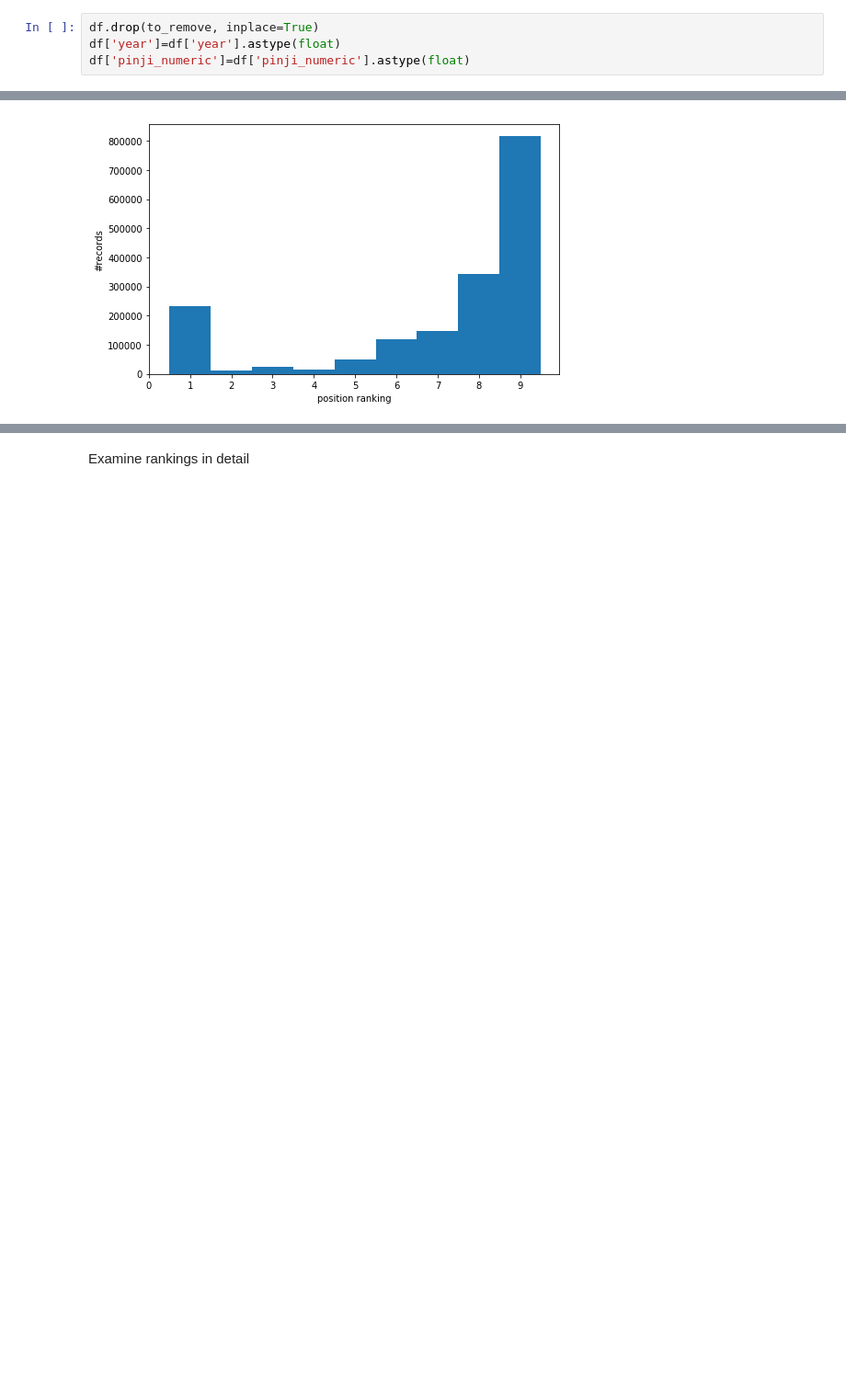
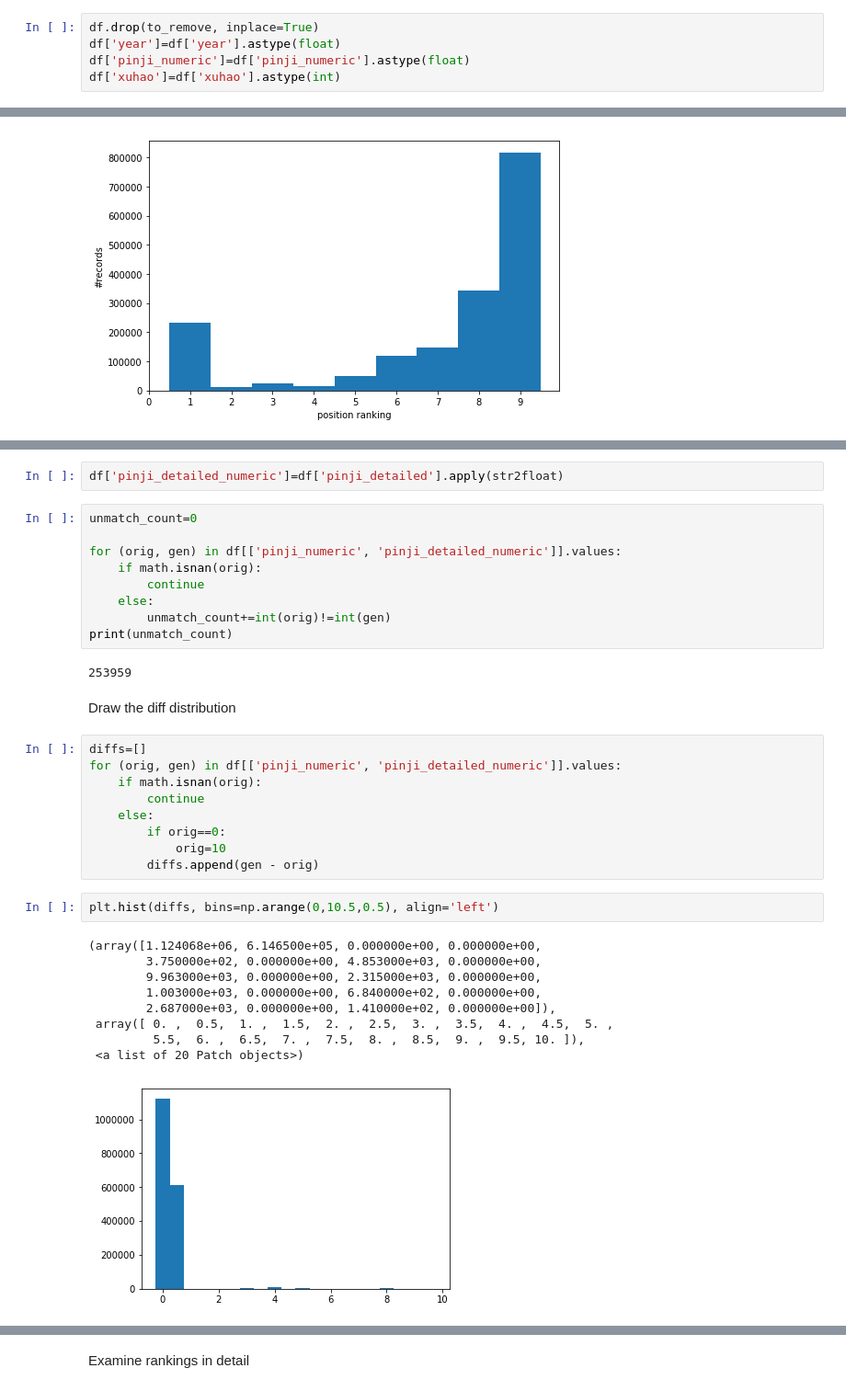
Before and after one commit to Abel0828/fyt, a Jupyter notebook: notebooks/preliminary-exploration.ipynb, the cells around one changed output, grey strips where cells are left out. Shown: that part at 92% size. Saved outputs shown, nothing was run; the diff lists cells and outputs as text; blank space fills up the shorter version.

Commit message:
heatmap & clustering start

```diff
--- a/notebooks/preliminary-exploration.ipynb
+++ b/notebooks/preliminary-exploration.ipynb
@@ -58,3 +61,4 @@ print(len(to_remove))
 df.drop(to_remove, inplace=True)
 df['year']=df['year'].astype(float)
 df['pinji_numeric']=df['pinji_numeric'].astype(float)
+df['xuhao']=df['xuhao'].astype(int)
@@ -90,0 +128,36 @@ tmp_df1=df[['xing', 'ming', 'zihao', ]]
+# %%
+df['pinji_detailed_numeric']=df['pinji_detailed'].apply(str2float)
+# %%
+unmatch_count=0
+
+for (orig, gen) in df[['pinji_numeric', 'pinji_detailed_numeric']].values:
+    if math.isnan(orig):
+        continue
+    else:
+        unmatch_count+=int(orig)!=int(gen)
+print(unmatch_count)
+# %% [output]
+253959
+# %% [markdown]
+Draw the diff distribution
+# %%
+diffs=[]
+for (orig, gen) in df[['pinji_numeric', 'pinji_detailed_numeric']].values:
+    if math.isnan(orig):
+        continue
+    else:
+        if orig==0:
+            orig=10
+        diffs.append(gen - orig)
+# %%
+plt.hist(diffs, bins=np.arange(0,10.5,0.5), align='left')
+# %% [output]
+(array([1.124068e+06, 6.146500e+05, 0.000000e+00, 0.000000e+00,
+        3.750000e+02, 0.000000e+00, 4.853000e+03, 0.000000e+00,
+        9.963000e+03, 0.000000e+00, 2.315000e+03, 0.000000e+00,
+        1.003000e+03, 0.000000e+00, 6.840000e+02, 0.000000e+00,
+        2.687000e+03, 0.000000e+00, 1.410000e+02, 0.000000e+00]),
+ array([ 0. ,  0.5,  1. ,  1.5,  2. ,  2.5,  3. ,  3.5,  4. ,  4.5,  5. ,
+         5.5,  6. ,  6.5,  7. ,  7.5,  8. ,  8.5,  9. ,  9.5, 10. ]),
+ <a list of 20 Patch objects>)
+[figure, added]
```
Also changed, not shown: parts of 52 cells of this notebook, 1 other file.
